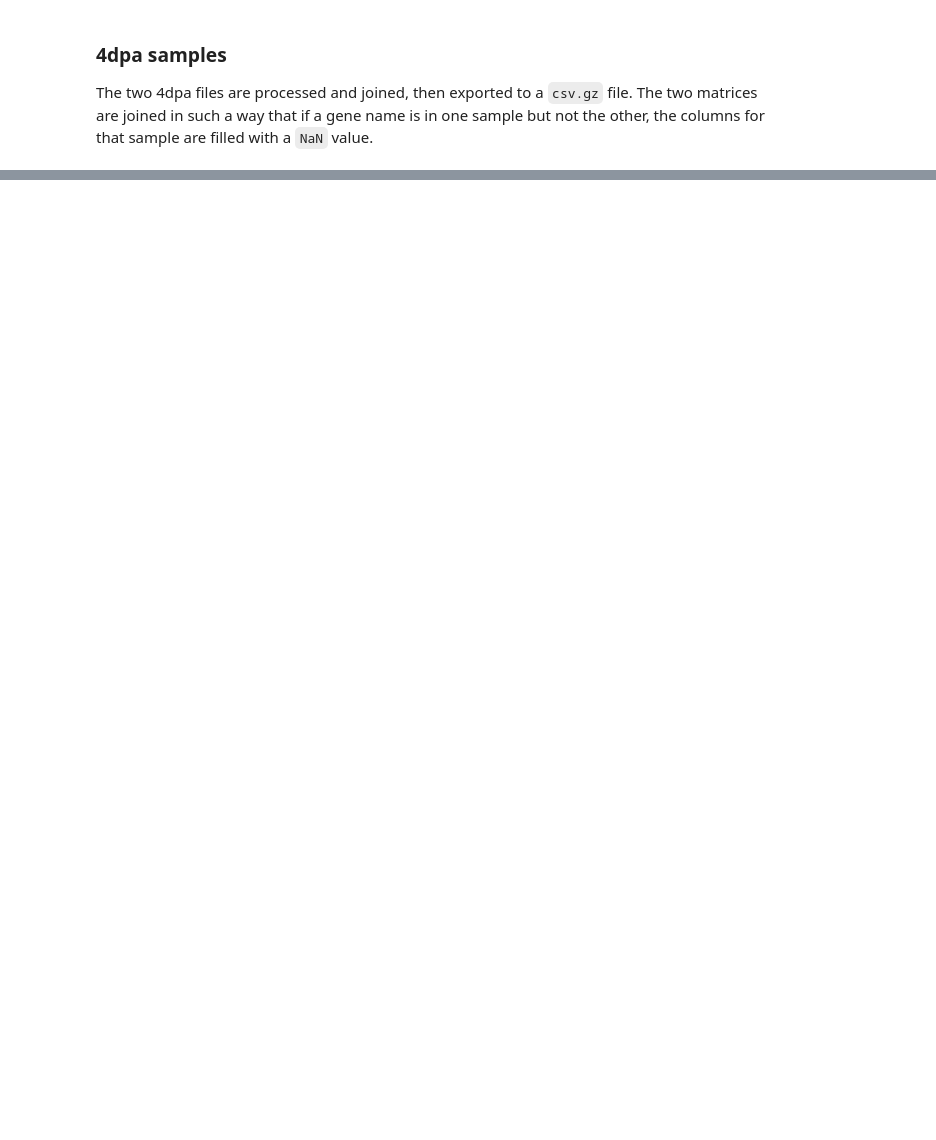
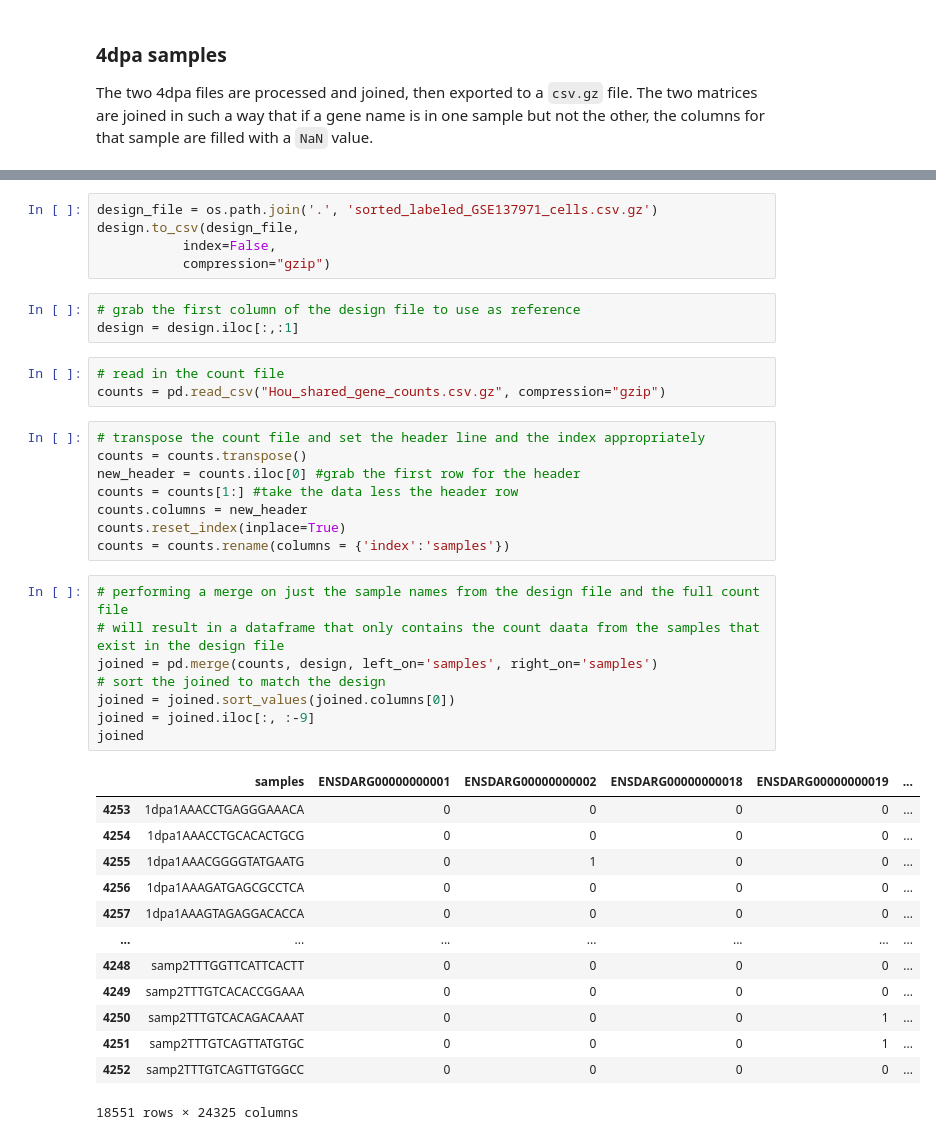
Before and after one commit to cgnobrega/Nobrega_Honors_Thesis, a Jupyter notebook: code/matrix_cleaning.ipynb, the cells around one changed output, grey strips where cells are left out. Cells and saved outputs as stored; diff of their text form; blank space fills up the shorter version.

```diff
--- a/code/matrix_cleaning.ipynb
+++ b/code/matrix_cleaning.ipynb
@@ -142,0 +204,41 @@ fourdpa.to_csv("..\data\Hou_expression_matrices\_4dpa_merged.csv.gz",
+# %%
+design_file = os.path.join('.', 'sorted_labeled_GSE137971_cells.csv.gz')
+design.to_csv(design_file,
+           index=False,
+           compression="gzip")
+# %%
+# grab the first column of the design file to use as reference
+design = design.iloc[:,:1]
+# %%
+# read in the count file
+counts = pd.read_csv("Hou_shared_gene_counts.csv.gz", compression="gzip")
+# %%
+# transpose the count file and set the header line and the index appropriately
+counts = counts.transpose()
+new_header = counts.iloc[0] #grab the first row for the header
+counts = counts[1:] #take the data less the header row
+counts.columns = new_header
+counts.reset_index(inplace=True)
+counts = counts.rename(columns = {'index':'samples'})
+# %%
+# performing a merge on just the sample names from the design file and the full count file
+# will result in a dataframe that only contains the count daata from the samples that exist in the design file
+joined = pd.merge(counts, design, left_on='samples', right_on='samples')
+# sort the joined to match the design
+joined = joined.sort_values(joined.columns[0])
+joined = joined.iloc[:, :-9]
+joined
+# %% [output]
+|  | samples | ENSDARG00000000001 | ENSDARG00000000002 | ENSDARG00000000018 | ENSDARG00000000019 | ... |
+| 4253 | 1dpa1AAACCTGAGGGAAACA | 0 | 0 | 0 | 0 | ... |
+| 4254 | 1dpa1AAACCTGCACACTGCG | 0 | 0 | 0 | 0 | ... |
+| 4255 | 1dpa1AAACGGGGTATGAATG | 0 | 1 | 0 | 0 | ... |
+| 4256 | 1dpa1AAAGATGAGCGCCTCA | 0 | 0 | 0 | 0 | ... |
+| 4257 | 1dpa1AAAGTAGAGGACACCA | 0 | 0 | 0 | 0 | ... |
+| ... | ... | ... | ... | ... | ... | ... |
+| 4248 | samp2TTTGGTTCATTCACTT | 0 | 0 | 0 | 0 | ... |
+| 4249 | samp2TTTGTCACACCGGAAA | 0 | 0 | 0 | 0 | ... |
+| 4250 | samp2TTTGTCACAGACAAAT | 0 | 0 | 0 | 1 | ... |
+| 4251 | samp2TTTGTCAGTTATGTGC | 0 | 0 | 0 | 1 | ... |
+| 4252 | samp2TTTGTCAGTTGTGGCC | 0 | 0 | 0 | 0 | ... |
+18551 rows × 24325 columns
```
Also changed, not shown: parts of 18 cells of this notebook.
